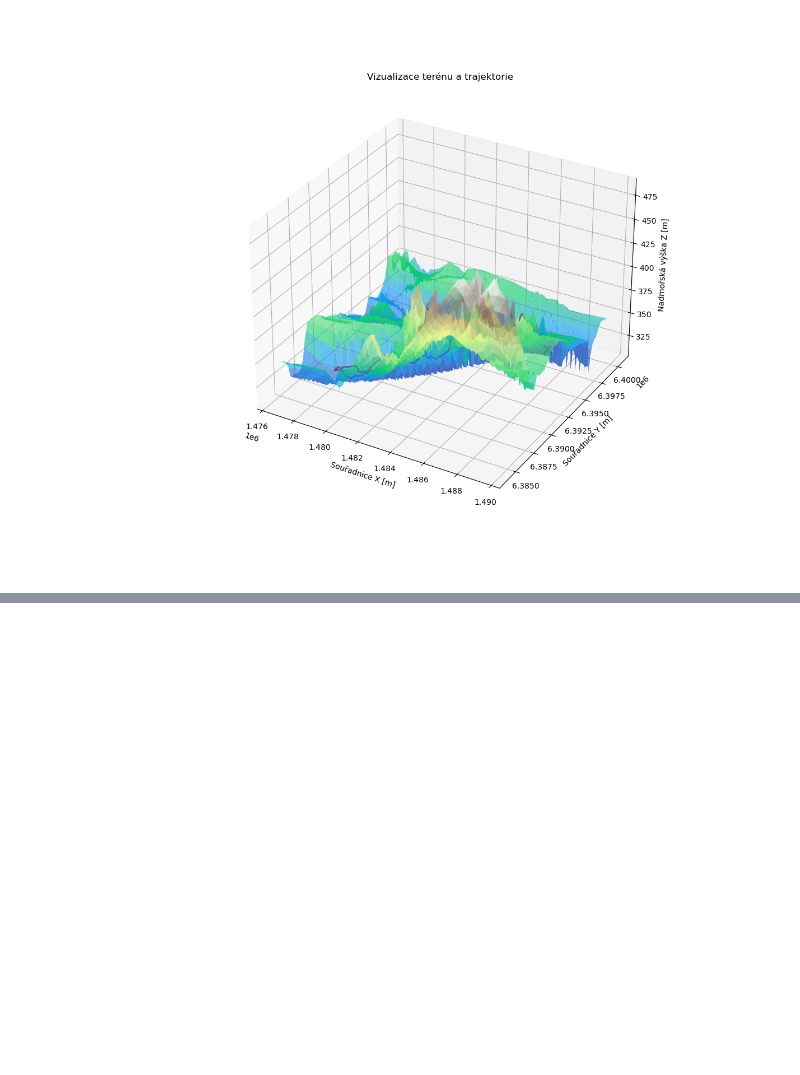
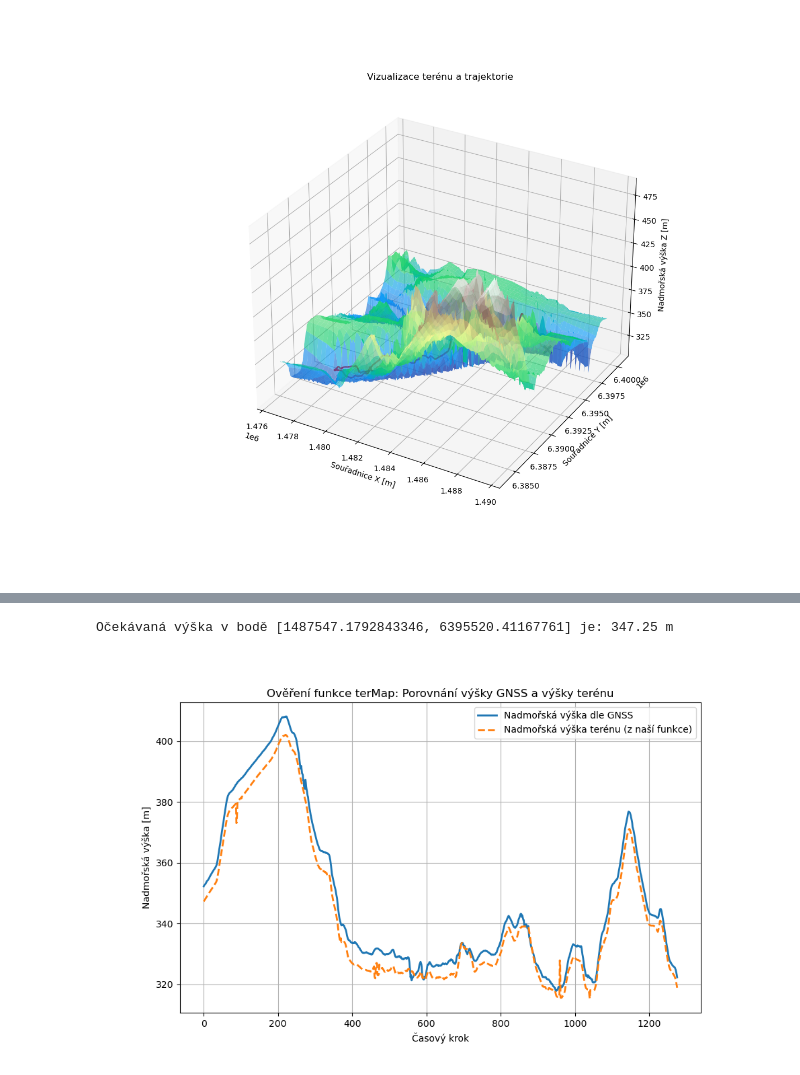
Before and after one commit to Lukas-Kozel/KalmanNet-for-state-estimation, a Jupyter notebook: TAN/main_tan.ipynb, the cells around one changed output, grey strips where cells are left out. Drawn from its saved outputs; the diff is of its cells as text; code cells hidden in the pictures; blank space fills up the shorter version.

```diff
--- a/TAN/main_tan.ipynb
+++ b/TAN/main_tan.ipynb
@@ -83,0 +162,30 @@ Vykresluji povrch terénu (může to chvíli trvat)...
+# %%
+x_trajektorie = souradniceGNSS[0, :]
+y_trajektorie = souradniceGNSS[1, :]
+
+test_x_valid = x_trajektorie[0]
+test_y_valid = y_trajektorie[0]
+vyska_v_bode = terMap(test_x_valid, test_y_valid)
+print(f"\nOčekávaná výška v bodě [{test_x_valid}, {test_y_valid}] je: {vyska_v_bode[0]:.2f} m")
+
+# Příklad 2: Získání výšky terénu pod celou GNSS trajektorií
+x_trajektorie = souradniceGNSS[0, :]
+y_trajektorie = souradniceGNSS[1, :]
+z_trajektorie_gnss = souradniceGNSS[2, :]
+
+# Použijeme naši novou funkci k získání výšky terénu pod každým bodem trajektorie
+z_terenu_pod_trajektorii = terMap(x_trajektorie, y_trajektorie)
+
+# Ověření - vykreslení
+plt.figure(figsize=(10, 6))
+plt.plot(z_trajektorie_gnss, label='Nadmořská výška dle GNSS', linewidth=2)
+plt.plot(z_terenu_pod_trajektorii, label='Nadmořská výška terénu (z naší funkce)', linestyle='--', linewidth=2)
+plt.xlabel('Časový krok')
+plt.ylabel('Nadmořská výška [m]')
+plt.title('Ověření funkce terMap: Porovnání výšky GNSS a výšky terénu')
+plt.legend()
+plt.grid(True)
+plt.show()
+# %% [output]
+Očekávaná výška v bodě [1487547.1792843346, 6395520.41167761] je: 347.25 m
+[figure, added]
```
Also changed, not shown: parts of 7 cells of this notebook, 4 other files.
